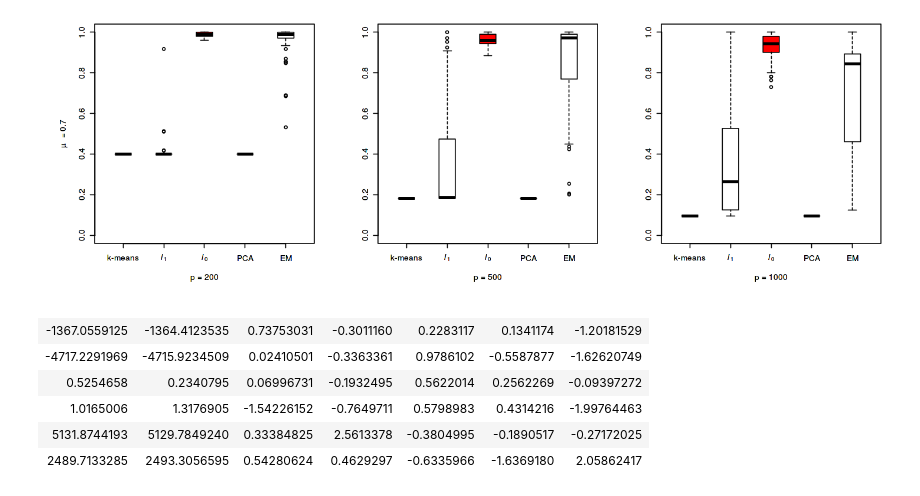
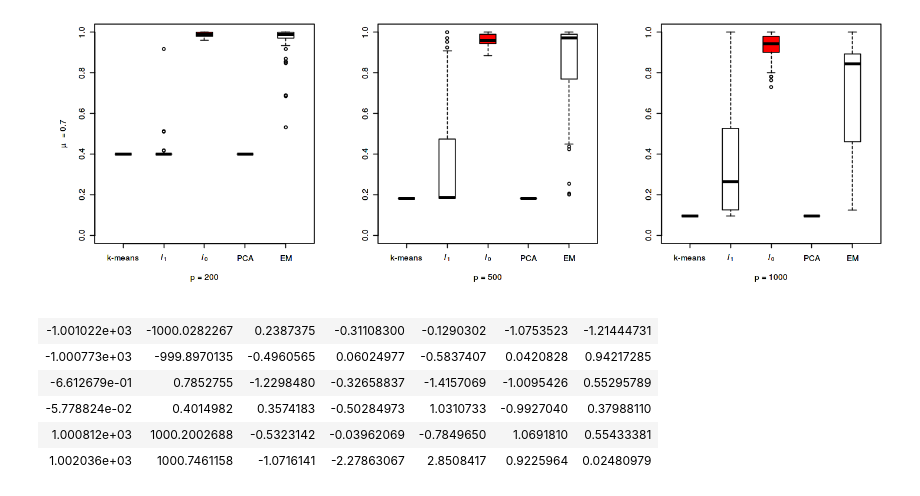
Before and after one commit to shifwang/SparseKmeans, a Jupyter notebook: Remarks.ipynb, the cells around one changed output. Saved outputs shown, nothing was run; the diff lists cells and outputs as text; code cells hidden in the pictures.

```diff
--- a/Remarks.ipynb
+++ b/Remarks.ipynb
@@ -236,22 +287,24 @@ MakeBoxplot(result.Fscore,
 # %%
 give.data <- function (SamplesPerCluster = 20,
                        Nfeatures = 50,
                        Nsignals = 10,
                        ClusterNumber = 3, mu = 1) {
   x <- matrix(rnorm(Nfeatures*SamplesPerCluster*ClusterNumber),ncol=Nfeatures)
   for (i in 1:ClusterNumber){
-    x[(SamplesPerCluster*(i-1)+1):(SamplesPerCluster*i),1:Nsignals] <- x[(SamplesPerCluster*(i-1)+1):(SamplesPerCluster*i),1:Nsignals] +(i-2)*mu*(1 + 10 * runif(Nsignals))
+    tmp <- matrix(1, nrow = SamplesPerCluster, ncol = 1) %*% matrix(0.75 + 0.5*runif(Nsignals),ncol = Nsignals, nrow = 1)
+    x[(SamplesPerCluster*(i-1)+1):(SamplesPerCluster*i),1:Nsignals] <- x[(SamplesPerCluster*(i-1)+1):(SamplesPerCluster*i),1:Nsignals] * tmp +(i-2)*mu
   }
-  #x <- scale(x, TRUE, TRUE)
+  # x <- scale(x, TRUE, TRUE)
   return(x)
 }
 
+
 a = give.data(2, 7, 2, 3, 1000)
 a # this indicate a fatal bug in Exp1
 # %% [output]
-| -1367.0559125 | -1364.4123535 | 0.73753031 | -0.3011160 | 0.2283117 | 0.1341174 | -1.20181529 |
-| -4717.2291969 | -4715.9234509 | 0.02410501 | -0.3363361 | 0.9786102 | -0.5587877 | -1.62620749 |
-| 0.5254658 | 0.2340795 | 0.06996731 | -0.1932495 | 0.5622014 | 0.2562269 | -0.09397272 |
-| 1.0165006 | 1.3176905 | -1.54226152 | -0.7649711 | 0.5798983 | 0.4314216 | -1.99764463 |
-| 5131.8744193 | 5129.7849240 | 0.33384825 | 2.5613378 | -0.3804995 | -0.1890517 | -0.27172025 |
-| 2489.7133285 | 2493.3056595 | 0.54280624 | 0.4629297 | -0.6335966 | -1.6369180 | 2.05862417 |
+| -1.001022e+03 | -1000.0282267 | 0.2387375 | -0.31108300 | -0.1290302 | -1.0753523 | -1.21444731 |
+| -1.000773e+03 | -999.8970135 | -0.4960565 | 0.06024977 | -0.5837407 | 0.0420828 | 0.94217285 |
+| -6.612679e-01 | 0.7852755 | -1.2298480 | -0.32658837 | -1.4157069 | -1.0095426 | 0.55295789 |
+| -5.778824e-02 | 0.4014982 | 0.3574183 | -0.50284973 | 1.0310733 | -0.9927040 | 0.37988110 |
+| 1.000812e+03 | 1000.2002688 | -0.5323142 | -0.03962069 | -0.7849650 | 1.0691810 | 0.55433381 |
+| 1.002036e+03 | 1000.7461158 | -1.0716141 | -2.27863067 | 2.8508417 | 0.9225964 | 0.02480979 |
```
Also changed, not shown: parts of 3 cells of this notebook.
